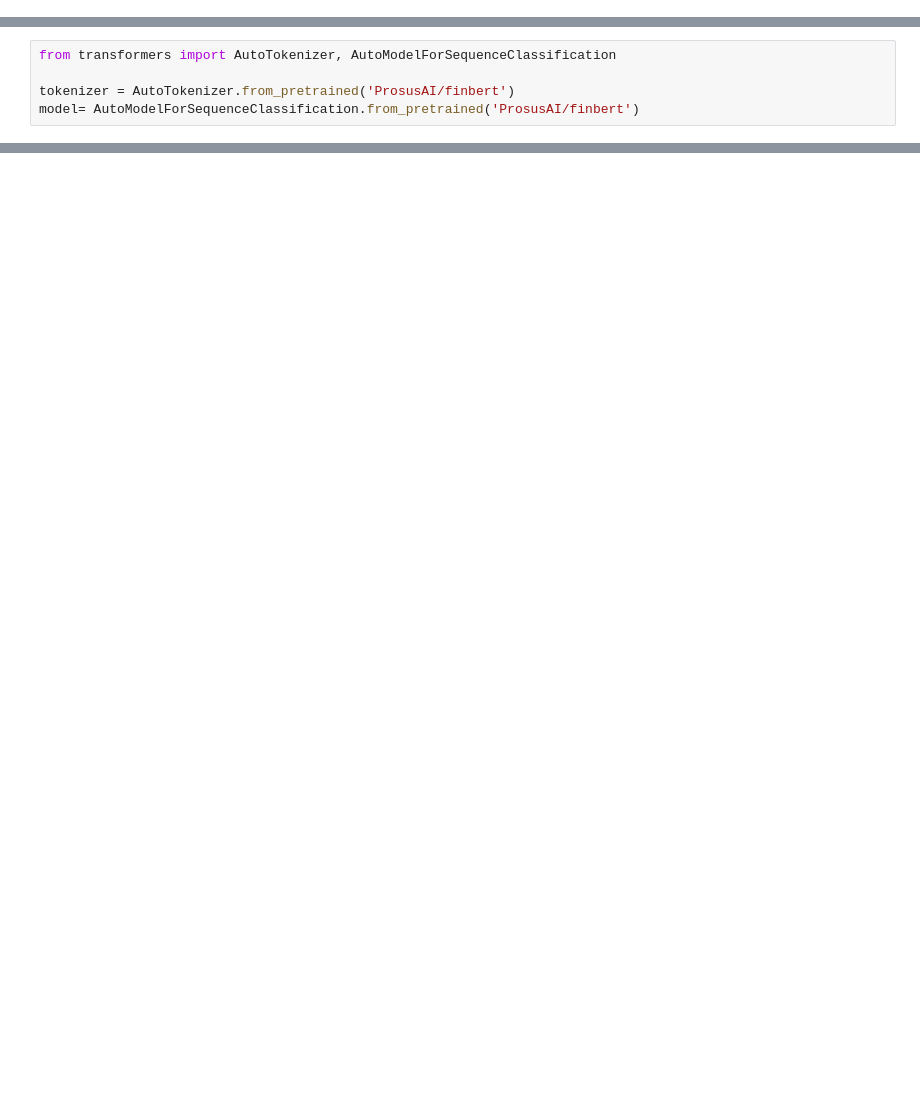
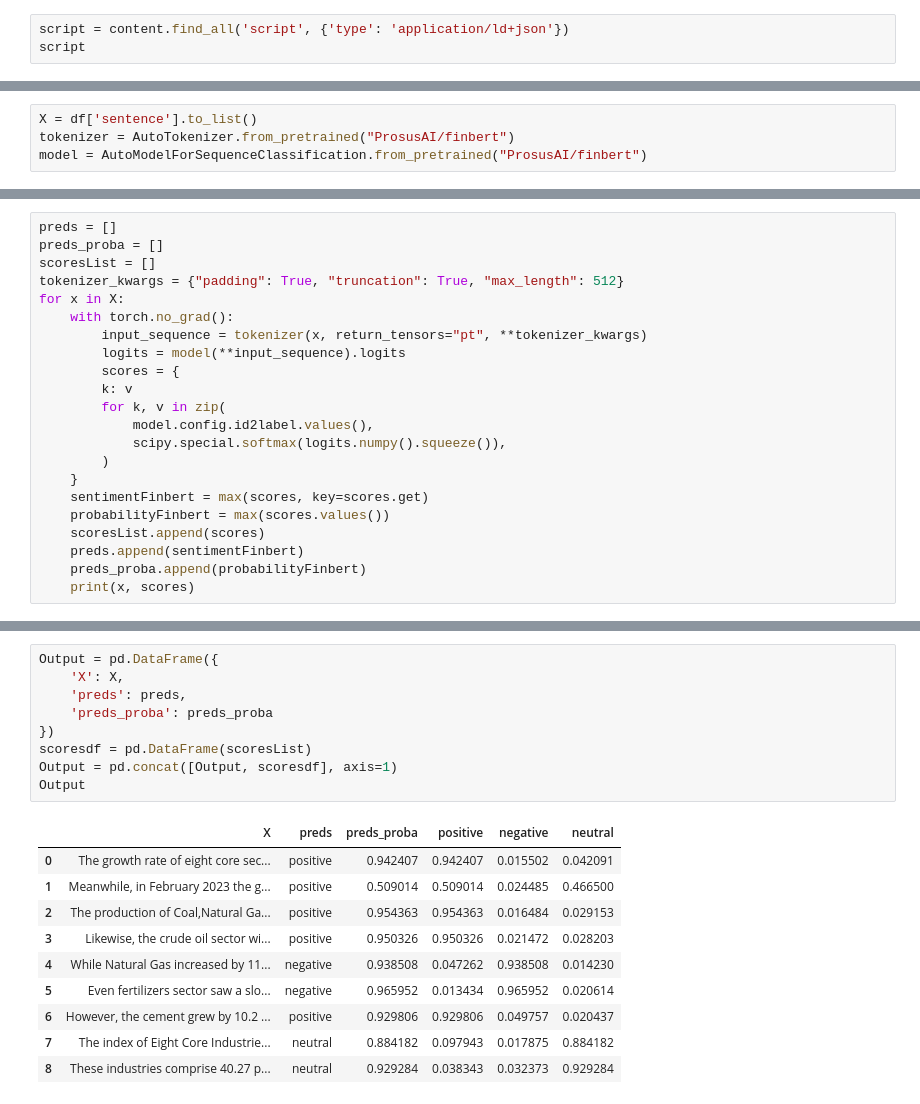
Before and after one commit to One-to-1/Seniment-Analysis-NEWS-site-Bert, a Jupyter notebook: main.ipynb, the cells around one changed output, grey strips where cells are left out. Cells and saved outputs as stored; diff of their text form; blank space fills up the shorter version.

```diff
--- a/main.ipynb
+++ b/main.ipynb
@@ -44,3 +27,6 @@ print(content)
                                         grxEvent('event', {'event_category': 'articleshow', 'event_action': 'url_issue referrer: ' + document.referrer, 'event_label': window.location.href});
                                     }
                                 </script></body></html>
+# %%
+script = content.find_all('script', {'type': 'application/ld+json'})
+script
@@ -47,5 +146,4 @@ print(content)
 # %%
-from transformers import AutoTokenizer, AutoModelForSequenceClassification
-
-tokenizer = AutoTokenizer.from_pretrained('ProsusAI/finbert')
-model= AutoModelForSequenceClassification.from_pretrained('ProsusAI/finbert')
+X = df['sentence'].to_list()
+tokenizer = AutoTokenizer.from_pretrained("ProsusAI/finbert")
+model = AutoModelForSequenceClassification.from_pretrained("ProsusAI/finbert")
@@ -84,0 +150,22 @@ Sentiment: Positive
+# %%
+preds = []
+preds_proba = []
+scoresList = []
+tokenizer_kwargs = {"padding": True, "truncation": True, "max_length": 512}
+for x in X:
+    with torch.no_grad():
+        input_sequence = tokenizer(x, return_tensors="pt", **tokenizer_kwargs)
+        logits = model(**input_sequence).logits
+        scores = {
+        k: v
+        for k, v in zip(
+            model.config.id2label.values(),
+            scipy.special.softmax(logits.numpy().squeeze()),
+        )
+    }
+    sentimentFinbert = max(scores, key=scores.get)
+    probabilityFinbert = max(scores.values())
+    scoresList.append(scores)
+    preds.append(sentimentFinbert)
+    preds_proba.append(probabilityFinbert)
+    print(x, scores)
@@ -84,0 +182,20 @@ Sentiment: Positive
+# %%
+Output = pd.DataFrame({
+    'X': X,
+    'preds': preds,
+    'preds_proba': preds_proba
+})
+scoresdf = pd.DataFrame(scoresList)
+Output = pd.concat([Output, scoresdf], axis=1)
+Output
+# %% [output]
+|  | X | preds | preds_proba | positive | negative | neutral |
+| 0 | The growth rate of eight core sec... | positive | 0.942407 | 0.942407 | 0.015502 | 0.042091 |
+| 1 | Meanwhile, in February 2023 the g... | positive | 0.509014 | 0.509014 | 0.024485 | 0.466500 |
+| 2 | The production of Coal,Natural Ga... | positive | 0.954363 | 0.954363 | 0.016484 | 0.029153 |
+| 3 | Likewise, the crude oil sector wi... | positive | 0.950326 | 0.950326 | 0.021472 | 0.028203 |
+| 4 | While Natural Gas increased by 11... | negative | 0.938508 | 0.047262 | 0.938508 | 0.014230 |
+| 5 | Even fertilizers sector saw a slo... | negative | 0.965952 | 0.013434 | 0.965952 | 0.020614 |
+| 6 | However, the cement grew by 10.2 ... | positive | 0.929806 | 0.929806 | 0.049757 | 0.020437 |
+| 7 | The index of Eight Core Industrie... | neutral | 0.884182 | 0.097943 | 0.017875 | 0.884182 |
+| 8 | These industries comprise 40.27 p... | neutral | 0.929284 | 0.038343 | 0.032373 | 0.929284 |
```
Also changed, not shown: parts of 18 cells of this notebook, 3 other files.
